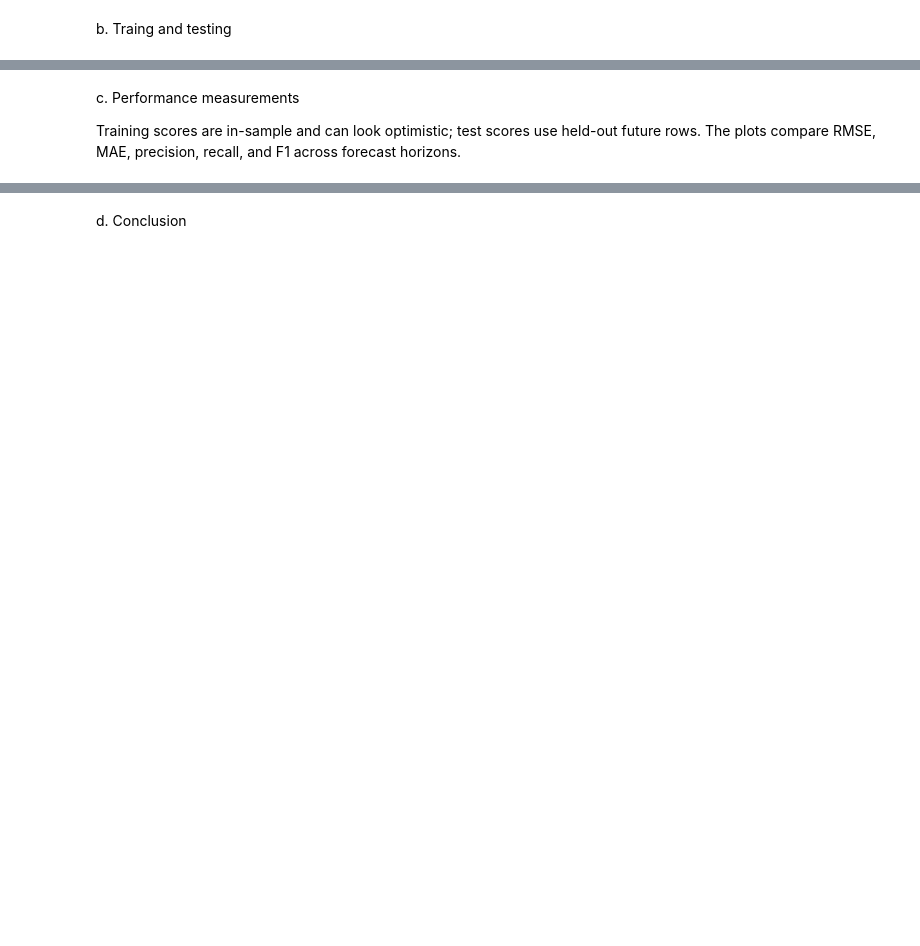
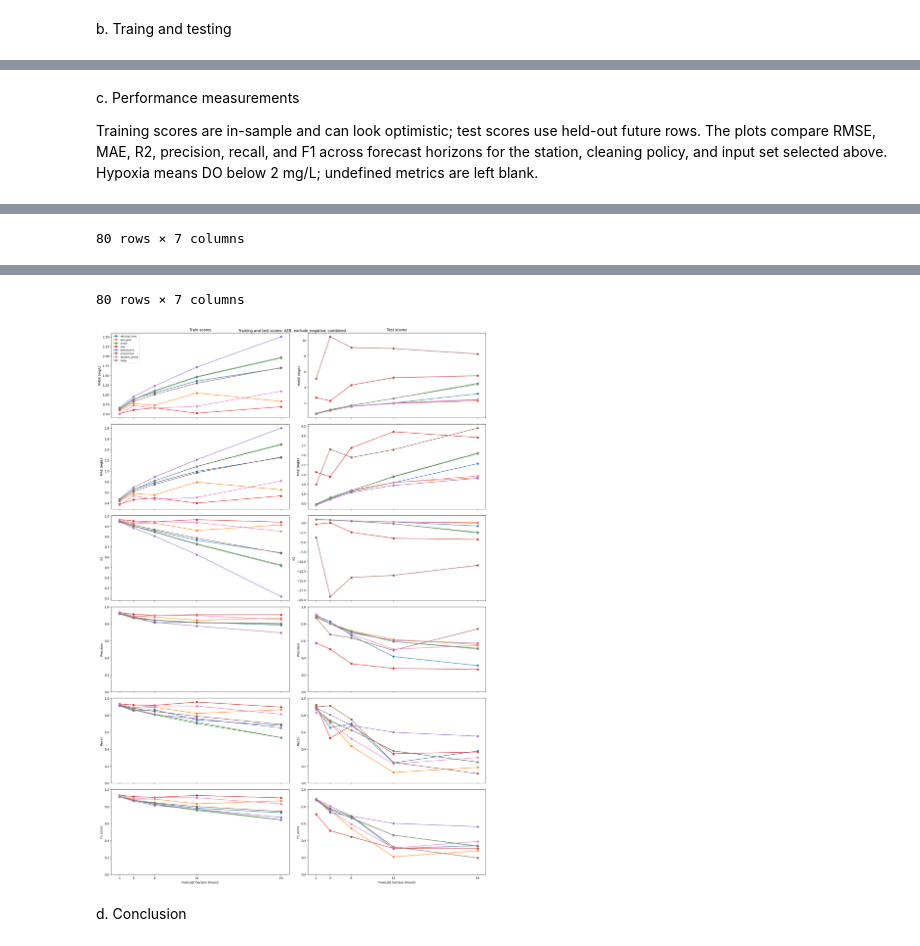
Before and after one commit to Strawhat-jayesh/Data602, a Jupyter notebook: EDA/Question_1.ipynb, the cells around one changed output, grey strips where cells are left out. Saved outputs shown, nothing was run; the diff lists cells and outputs as text; code cells hidden in the pictures; blank space fills up the shorter version.

Commit message:
Update models

```diff
--- a/EDA/Question_1.ipynb
+++ b/EDA/Question_1.ipynb
@@ -225,60 +152,51 @@ for hname, h in HORIZONS.items():
 # %% [markdown]
 c. Performance measurements
 
-Training scores are in-sample and can look optimistic; test scores use held-out future rows. The plots compare RMSE, MAE, precision, recall, and F1 across forecast horizons.
+Training scores are in-sample and can look optimistic; test scores use held-out future rows. The plots compare RMSE, MAE, R2, precision, recall, and F1 across forecast horizons for the station, cleaning policy, and input set selected above. Hypoxia means DO below 2 mg/L; undefined metrics are left blank.
 # %%
-score_rows = []
-for result in results:
-    test_metrics = {
-        name: scores for name, scores in result.items()
-        if name not in {"horizon", "n_train", "n_test", "train"}
-    }
-    for split_name, metrics_by_model in (
-        ("train", result["train"]),
-        ("test", test_metrics),
-    ):
-        for model_name, scores in metrics_by_model.items():
-            score_rows.append({
-                "horizon": result["horizon"],
-                "split": split_name,
-                "model": model_name,
-                **scores,
-            })
+scores_df = q1_metrics.loc[
+    (q1_metrics['station'] == q1_station)
+    & (q1_metrics['policy'] == q1_policy)
+    & (q1_metrics['input_set'] == q1_input_set)
+].sort_values(['horizon_hours', 'model', 'split']).copy()
+if scores_df.empty:
+    raise ValueError(f'No metrics for {q1_station}, {q1_policy}, {q1_input_set}.')
+if scores_df.duplicated(['horizon_hours', 'model', 'split']).any():
+    raise ValueError('Multiple metric rows for a horizon, model, and split.')
 
-scores_df = pd.DataFrame(score_rows)
-hypoxia_scores_df = pd.DataFrame(hypoxia_rows)
-display(scores_df.sort_values(["horizon", "model", "split"]))
-display(hypoxia_scores_df.sort_values(["horizon", "model", "split"]))
+display(scores_df[['horizon_hours', 'model', 'split', 'n', 'rmse', 'mae', 'r2']])
+display(scores_df[['horizon_hours', 'model', 'split', 'n', 'precision', 'recall', 'f1']])
 
-horizon_order = list(HORIZONS)
-model_order = list(dict.fromkeys(scores_df["model"]))
+horizon_order = sorted(scores_df['horizon_hours'].unique())
+model_order = scores_df['model'].unique()
 plot_specs = [
-    ("rmse", scores_df, "RMSE (mg/L)", None),
-    ("mae", scores_df, "MAE (mg/L)", None),
-    ("precision", hypoxia_scores_df, "Precision", (0, 1)),
-    ("recall", hypoxia_scores_df, "Recall", (0, 1)),
-    ("f1", hypoxia_scores_df, "F1 score", (0, 1)),
+    ('rmse', 'RMSE (mg/L)', None),
+    ('mae', 'MAE (mg/L)', None),
+    ('r2', 'R2', None),
+    ('precision', 'Precision', (0, 1)),
+    ('recall', 'Recall', (0, 1)),
+    ('f1', 'F1 score', (0, 1)),
 ]
-fig, axes = plt.subplots(len(plot_specs), 2, figsize=(18, 22), sharex=True)
-for row_index, (metric, data, ylabel, ylim) in enumerate(plot_specs):
-    for col_index, split_name in enumerate(["train", "test"]):
+fig, axes = plt.subplots(len(plot_specs), 2, figsize=(18, 26), sharex=True)
+for row_index, (metric, ylabel, ylim) in enumerate(plot_specs):
+    for col_index, split_name in enumerate(['train', 'test']):
         ax = axes[row_index, col_index]
         for model_name in model_order:
-            subset = data[
-                (data["split"] == split_name) & (data["model"] == model_name)
-            ]
-            ax.plot(subset["horizon"], subset[metric], marker="o", label=model_name)
+            subset = scores_df[
+                (scores_df['split'] == split_name) & (scores_df['model'] == model_name)
+            ].sort_values('horizon_hours')
+            ax.plot(subset['horizon_hours'], subset[metric], marker='o', label=model_name)
         ax.set_ylabel(ylabel)
         if ylim is not None:
             ax.set_ylim(*ylim)
         if row_index == 0:
-            ax.set_title(f"{split_name.title()} scores")
+            ax.set_title(f'{split_name.title()} scores')
         if row_index == 0 and col_index == 0:
             ax.legend(fontsize=8)
         if row_index == len(plot_specs) - 1:
-            ax.set_xlabel("Forecast horizon")
-            ax.set_xticks(range(len(horizon_order)))
-            ax.set_xticklabels(horizon_order)
-fig.suptitle("Training and test scores by forecast horizon")
+            ax.set_xlabel('Forecast horizon (hours)')
+            ax.set_xticks(horizon_order)
+fig.suptitle(f'Training and test scores: {q1_station}, {q1_policy}, {q1_input_set}')
 fig.tight_layout()
 plt.show()
+# %% [output]
@@ -284,0 +215 @@ plt.show()
+80 rows × 7 columns
@@ -285,3 +228,5 @@ plt.show()
+80 rows × 7 columns
+[figure, added]
 # %% [markdown]
 d. Conclusion
 # %% [markdown]
```
Also changed, not shown: parts of 13 cells of this notebook, 3 other files.
